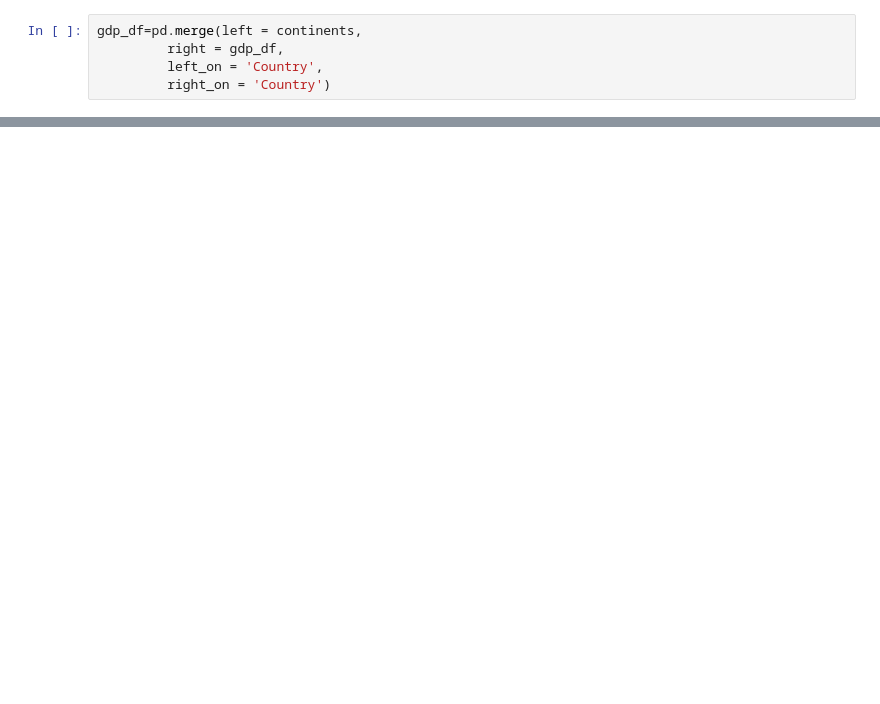
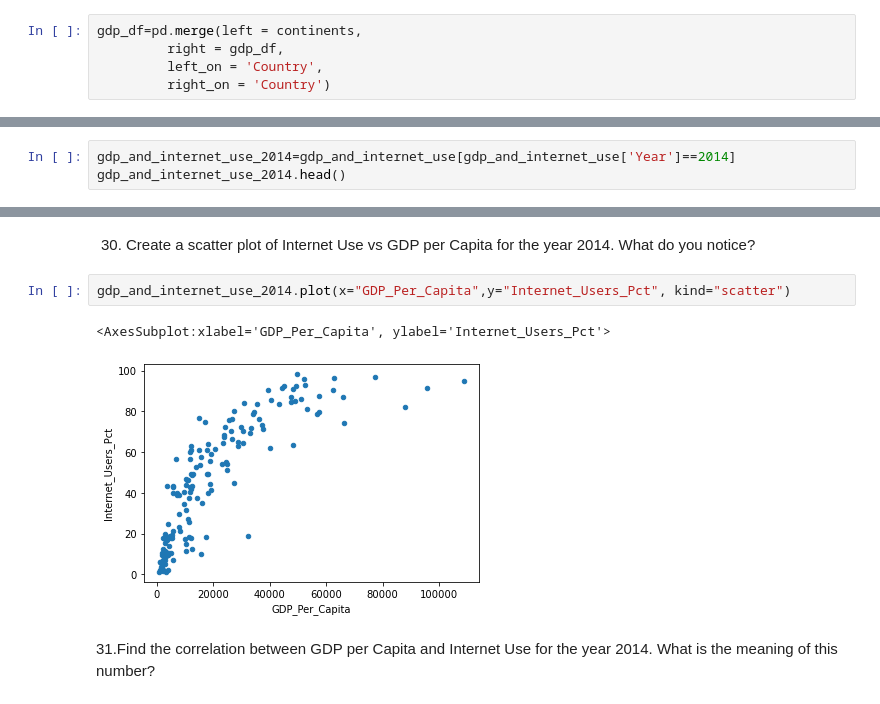
Before and after one commit to nss-data-science-cohort-5/un_exploration-ZhenyaC, a Jupyter notebook: notebooks/UN_Data_Exploration.ipynb, the cells around one changed output, grey strips where cells are left out. Drawn from its saved outputs; the diff is of its cells as text; blank space fills up the shorter version.

```diff
--- a/notebooks/UN_Data_Exploration.ipynb
+++ b/notebooks/UN_Data_Exploration.ipynb
@@ -691,0 +642,3 @@ top3countries.map(plt.plot, "Year","Internet_Users_Pct")
+# %%
+gdp_and_internet_use_2014=gdp_and_internet_use[gdp_and_internet_use['Year']==2014]
+gdp_and_internet_use_2014.head()
@@ -691,0 +695,9 @@ top3countries.map(plt.plot, "Year","Internet_Users_Pct")
+# %% [markdown]
+30. Create a scatter plot of Internet Use vs GDP per Capita for the year 2014. What do you notice?
+# %%
+gdp_and_internet_use_2014.plot(x="GDP_Per_Capita",y="Internet_Users_Pct", kind="scatter")
+# %% [output]
+<AxesSubplot:xlabel='GDP_Per_Capita', ylabel='Internet_Users_Pct'>
+[figure, added]
+# %% [markdown]
+31.Find the correlation between GDP per Capita and Internet Use for the year 2014. What is the meaning of this number?
```
Also changed, not shown: parts of 81 cells of this notebook.
